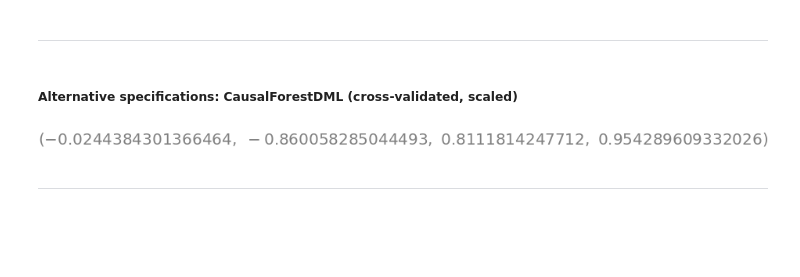
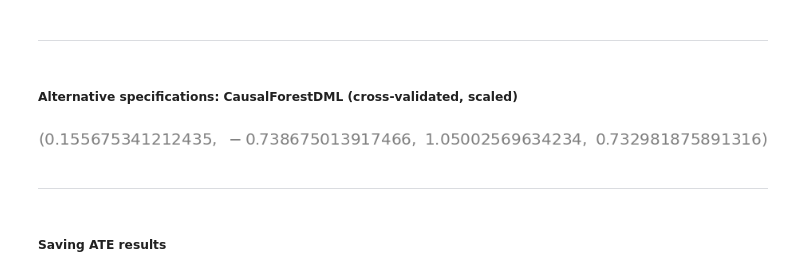
Before and after one commit to TresGes25/gg570_d200, a Jupyter notebook: analyses/ate_estimation.ipynb, the cells around one changed output. Saved outputs shown, nothing was run; the diff lists cells and outputs as text; code cells hidden in the pictures; blank space fills up the shorter version.

```diff
--- a/analyses/ate_estimation.ipynb
+++ b/analyses/ate_estimation.ipynb
@@ -138,3 +116,5 @@ cross_no_scale
 ---
 # %% [markdown]
 ##### Alternative specifications: CausalForestDML (cross-validated, scaled)
+# %%
+folds = KFold(n_splits=3, shuffle=True, random_state=21)
@@ -147,22 +129,24 @@ causal_dml = CausalForestDML(
     min_var_fraction_leaf=0.001,
     min_var_leaf_on_val=True,
     min_impurity_decrease=0.01,
-    #max_samples=.8,
     max_depth=None,
-    inference=True, #inference=False
-    subforest_size=2, #subforest_size=1
+    inference=True,
+    subforest_size=2,
     honest=True,
     verbose=0,
     n_jobs=-2,
     random_state=21,
-    cv=3
+    cv=folds
 )
 # %%
 causal_dml.fit(df_scaled[outcome_col], df_scaled[treatment_col], X=df_scaled[covariate_cols])
 add_relevant_gates(causal_dml)
-ate, low, high = causal_dml.ate_[0], (causal_dml.ate_-1.96*causal_dml.ate_stderr_)[0], (causal_dml.ate_+1.96*causal_dml.ate_stderr_)[0]
-ate, low, high, calculate_p_value(ate, low, high)
+cdml_ate, cdml_low, cdml_high = causal_dml.ate_[0], (causal_dml.ate_-1.96*causal_dml.ate_stderr_)[0], (causal_dml.ate_+1.96*causal_dml.ate_stderr_)[0]
+cdml_p_val = calculate_p_value(cdml_ate, cdml_low, cdml_high)
+cdml_ate, cdml_low, cdml_high, cdml_p_val
 # %% [output]
-[figure, old version]
+[figure, new version]
 # %% [markdown]
 ---
+# %% [markdown]
+##### Saving ATE results
```
Also changed, not shown: parts of 34 cells of this notebook, 13 other files.
